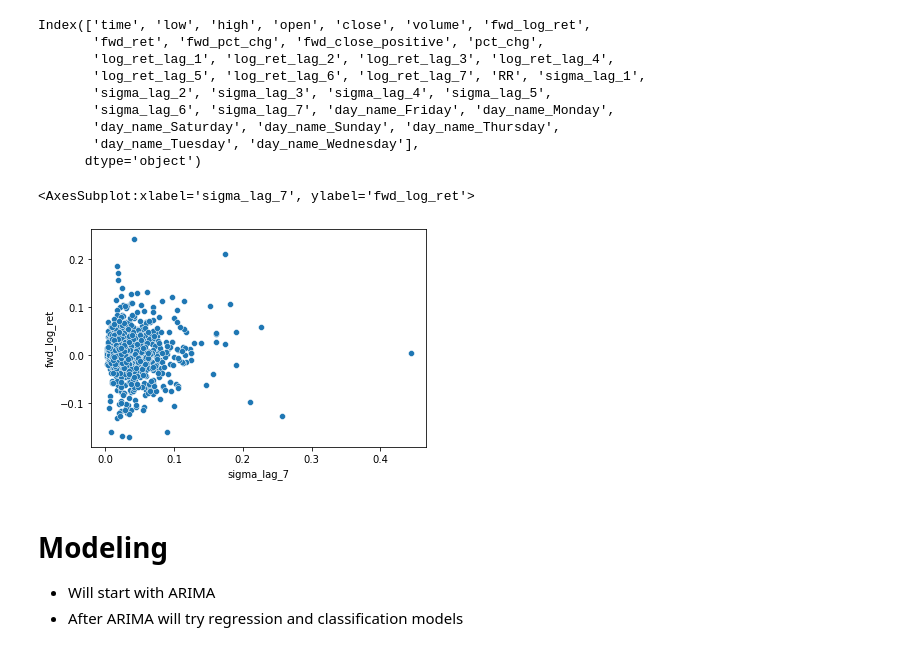
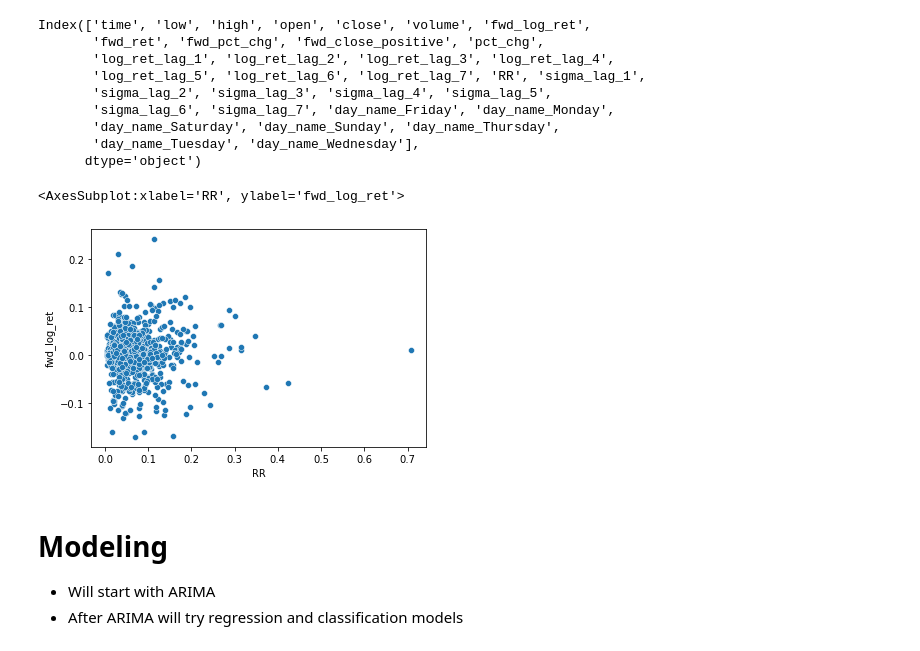
Before and after one commit to jesse-d-marder/personal-codeup-project, a Jupyter notebook: explore.ipynb, the cells around one changed output. Cells and saved outputs as stored; diff of their text form; code cells hidden in the pictures.

```diff
--- a/explore.ipynb
+++ b/explore.ipynb
@@ -391,10 +393,10 @@ Index(['time', 'low', 'high', 'open', 'close', 'volume', 'fwd_log_ret',
        'day_name_Tuesday', 'day_name_Wednesday'],
       dtype='object')
 # %%
-sns.scatterplot(train.sigma_lag_7, train.fwd_log_ret)
+sns.scatterplot(train.RR, train.fwd_log_ret)
 # %% [output]
-<AxesSubplot:xlabel='sigma_lag_7', ylabel='fwd_log_ret'>
+<AxesSubplot:xlabel='RR', ylabel='fwd_log_ret'>
-[figure, old version]
+[figure, new version]
 # %% [markdown]
 # Modeling
 - Will start with ARIMA
```
Also changed, not shown: parts of 14 cells of this notebook, 4 other files.
